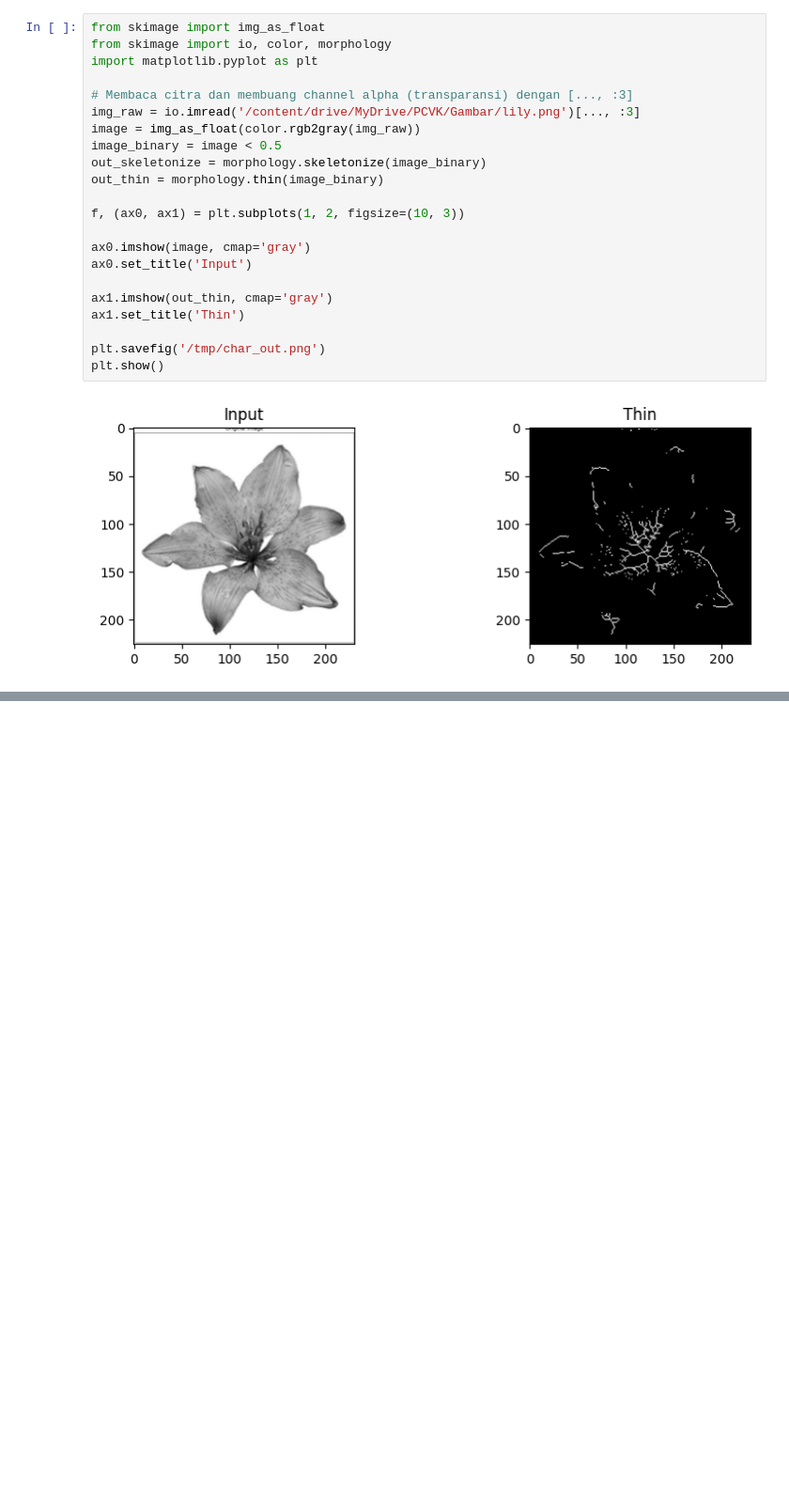
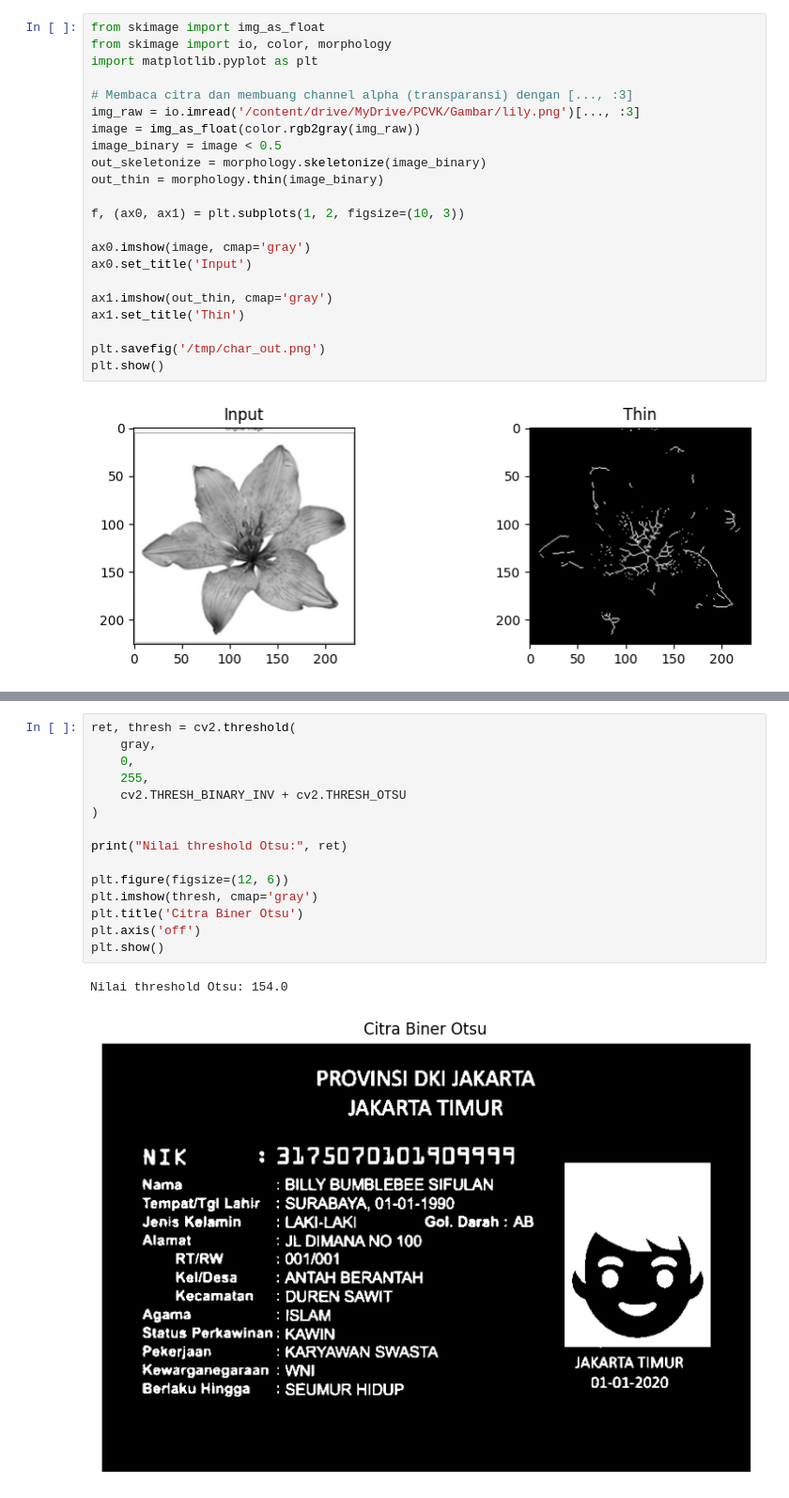
Before and after one commit to muhammadhasbiashiddiqi/PCVK_Genap_2026, a Jupyter notebook: Wee9.ipynb, the cells around one changed output, grey strips where cells are left out. Shown at 94% size. Saved outputs shown, nothing was run; the diff lists cells and outputs as text; blank space fills up the shorter version.

```diff
--- a/Wee9.ipynb
+++ b/Wee9.ipynb
@@ -575,0 +614,18 @@ plt.show()
+# %%
+ret, thresh = cv2.threshold(
+    gray,
+    0,
+    255,
+    cv2.THRESH_BINARY_INV + cv2.THRESH_OTSU
+)
+
+print("Nilai threshold Otsu:", ret)
+
+plt.figure(figsize=(12, 6))
+plt.imshow(thresh, cmap='gray')
+plt.title('Citra Biner Otsu')
+plt.axis('off')
+plt.show()
+# %% [output]
+Nilai threshold Otsu: 154.0
+[figure, added]
```
Also changed, not shown: parts of 14 cells of this notebook.
